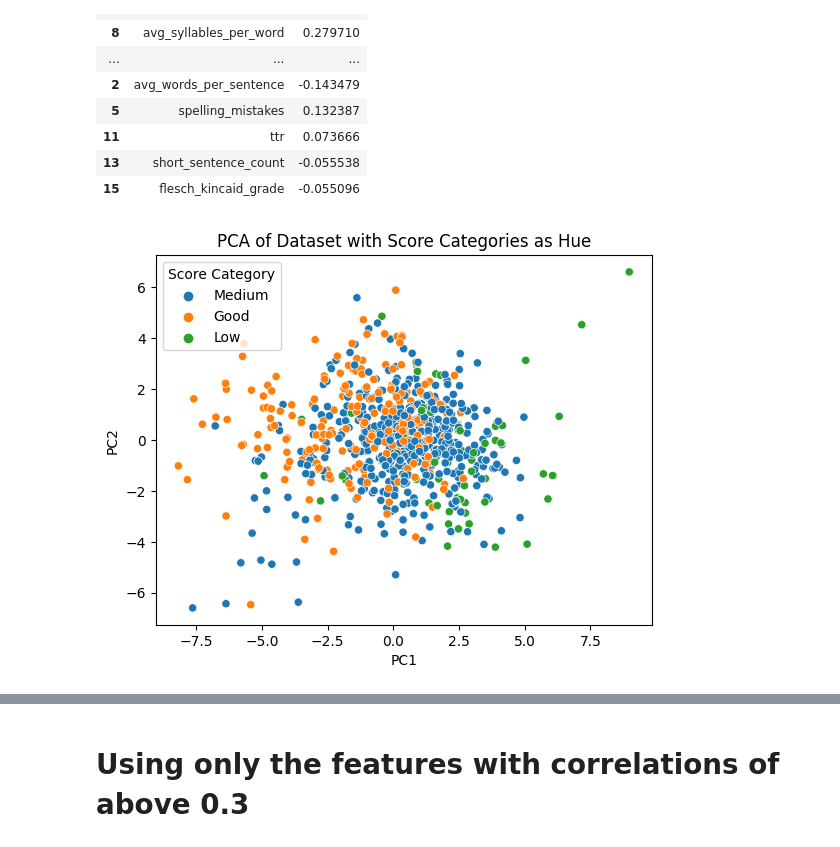
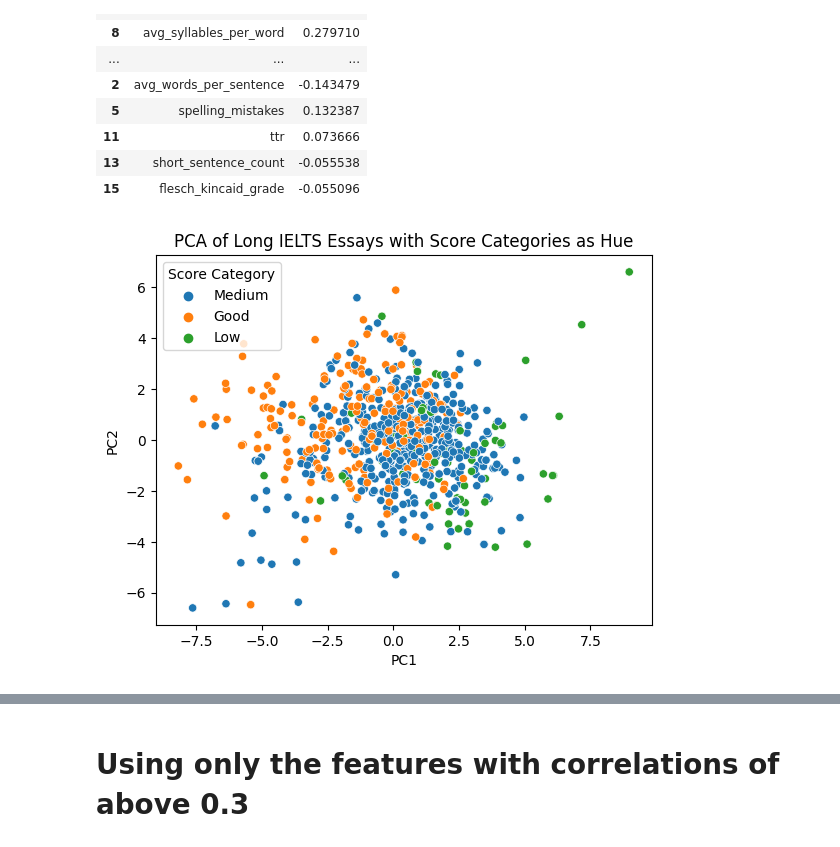
Before and after one commit to gderiddershanghai/Group-201, a Jupyter notebook: notebooks/ginger_proposal_eda.ipynb, the cells around one changed output, grey strips where cells are left out. Saved outputs shown, nothing was run; the diff lists cells and outputs as text; code cells hidden in the pictures.

```diff
--- a/notebooks/ginger_proposal_eda.ipynb
+++ b/notebooks/ginger_proposal_eda.ipynb
@@ -115,9 +115,9 @@ feature_extractor.__dict__
  'sia': <nltk.sentiment.vader.SentimentIntensityAnalyzer at 0x...>,
  'spell': <spellchecker.spellchecker.SpellChecker at 0x...>,
  'tool': LanguageTool(language=<LanguageTag "en-US">, motherTongue=None)}
-# %%
-basic_df = feature_extractor.extract_features(long_essays, 'Essay')
 # %%
 # long_essays['Overall'].values
 # %%
 basic_df['Overall'] = long_essays['Overall'].values
+# %%
+basic_df[['Question', 'Essay']] =  long_essays[['Question', 'Essay']]
@@ -167,28 +169,28 @@ def categorize_score(score):
 
 basic_df['Score Category'] = basic_df['Overall'].apply(categorize_score)
 # %%
-X = basic_df.drop(columns=['Overall', 'Score Category'])  # Features
+X = basic_df.drop(columns=['Question', 'Essay', 'Overall', 'Score Category'])   # Features
 y = basic_df['Score Category']  # Categorical target
 
 # Standardize the data before PCA
 from sklearn.preprocessing import StandardScaler
 scaler = StandardScaler()
 X_scaled = scaler.fit_transform(X)
 
 # Perform PCA and reduce to 2 components
 pca = PCA(n_components=2)
 X_pca = pca.fit_transform(X_scaled)
 
 # Convert PCA result into a DataFrame for easy plotting
 pca_df = pd.DataFrame(data=X_pca, columns=['PC1', 'PC2'])
 pca_df['Score Category'] = y.values  # Add the 'Score Category' column back for plotting
 
 # Create a scatterplot of the two principal components with the new categories
 sns.scatterplot(x='PC1', y='PC2', hue='Score Category', data=pca_df)
 
 # Add plot title and labels
-plt.title('PCA of Dataset with Score Categories as Hue')
+plt.title('PCA of Long IELTS Essays with Score Categories as Hue')
 plt.savefig('../plots/scatterplot_pca.png')
 plt.show()
 # %% [output]
-[figure, old version]
+[figure, new version]
```
Also changed, not shown: parts of 13 cells of this notebook, 8 other files.
